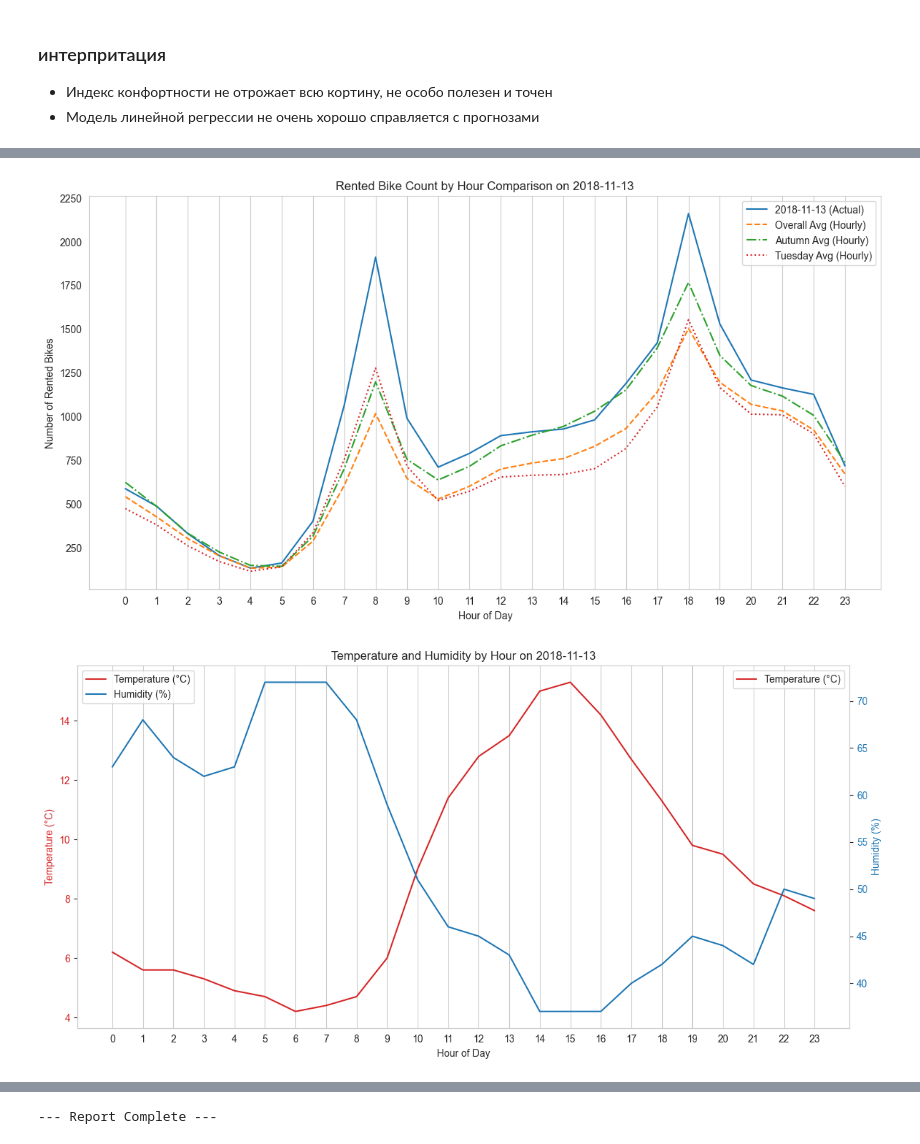
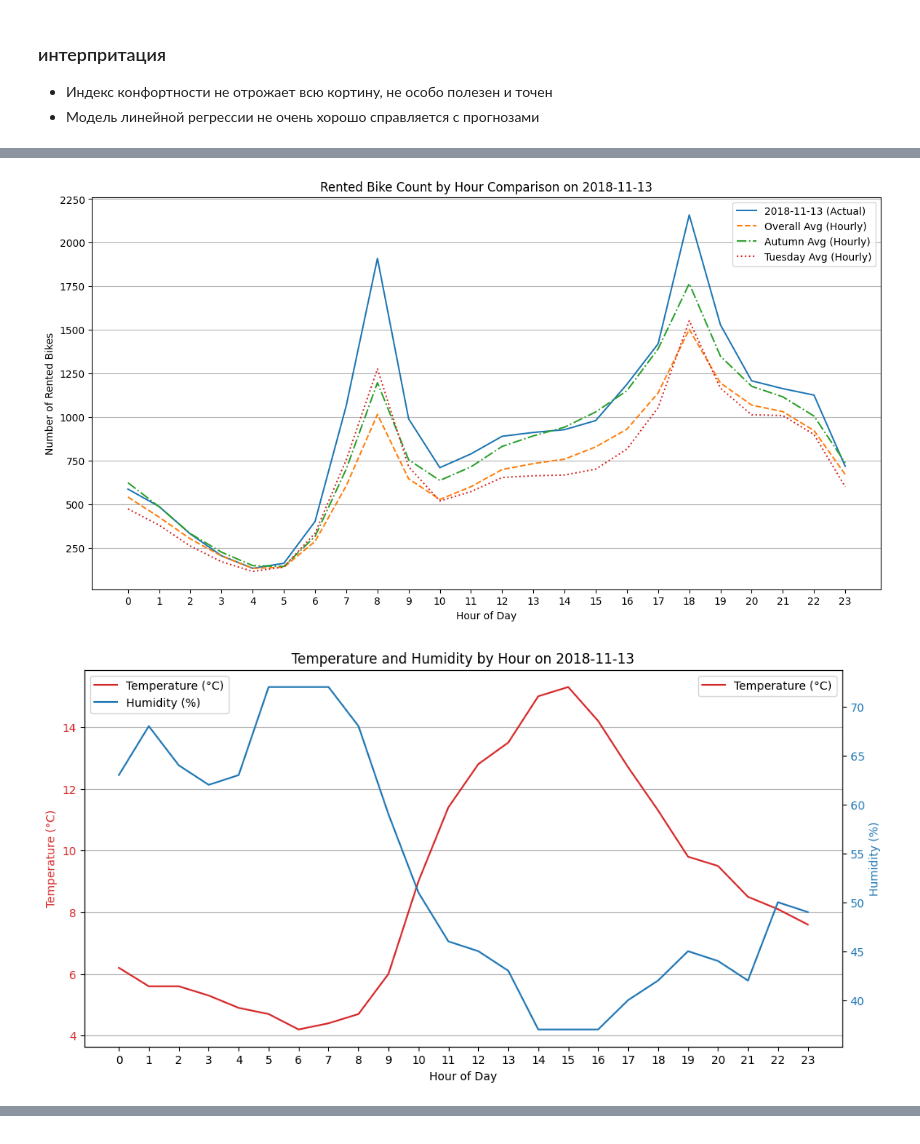
Before and after one commit to EZHOWWW/plab2, a Jupyter notebook: lab.ipynb, the cells around one changed output, grey strips where cells are left out. Drawn from its saved outputs; the diff is of its cells as text; code cells hidden in the pictures.

Commit message:
refactor day report

```diff
--- a/lab.ipynb
+++ b/lab.ipynb
@@ -646,14 +646,10 @@ def generate_report_day(data: pd.DataFrame, rentals_data: pd.DataFrame, day: str
     # Check if there is data for this day in the main dataset
     if len(day_data) == 0:
         print(f"No aggregated hourly data found for date: {report_day.strftime('%Y-%m-%d')}")
-        # We can still try to report on rentals if they exist
         if len(day_rentals_data) == 0:
              print(f"No rental data found for date: {report_day.strftime('%Y-%m-%d')}")
-             return # Exit if no data in either source
+             return
         print(f"Proceeding with rental data only for {report_day.strftime('%Y-%m-%d')}")
-        # Fill day_data with empty structure or handle subsequent calculations carefully
-        # For simplicity here, we will allow subsequent code to potentially fail or be skipped
-        # if day_data is needed, but focus on reporting rental data if available.
 
 
     print(f"--- Daily Report for {report_day.strftime('%Y-%m-%d')} ---")
@@ -685,7 +681,7 @@ def generate_report_day(data: pd.DataFrame, rentals_data: pd.DataFrame, day: str
         overall_avg_daily_bikes = data.set_index('Date').resample('D')['Rented Bike Count'].sum().mean()
 
         # Calculate Seasonal Average Daily Total
-        seasonal_data_full = data[data['Seasons'] == season].copy() # Use copy
+        seasonal_data_full = data[data['Seasons'] == season].copy()
         if not seasonal_data_full.empty:
             seasonal_avg_daily_bikes = seasonal_data_full.set_index('Date').resample('D')['Rented Bike Count'].sum().mean()
         else:
@@ -696,7 +692,7 @@ def generate_report_day(data: pd.DataFrame, rentals_data: pd.DataFrame, day: str
         if 'Day_of_Week' not in data.columns:
             data['Day_of_Week'] = data['Date'].dt.day_name() # Add Day of Week if missing
 
-        day_of_week_data_full = data[data['Day_of_Week'] == report_day_name].copy() # Use copy
+        day_of_week_data_full = data[data['Day_of_Week'] == report_day_name].copy()
         if not day_of_week_data_full.empty:
             day_of_week_avg_daily_bikes = day_of_week_data_full.set_index('Date').resample('D')['Rented Bike Count'].sum().mean()
         else:
@@ -713,7 +709,6 @@ def generate_report_day(data: pd.DataFrame, rentals_data: pd.DataFrame, day: str
         print(f"\nDaily Aggregated Statistics:")
         print(f"  Total Rented Bike Count (aggregated): {total_rented_bikes_aggregated}")
 
-        # Add comparisons using Average DAILY totals
         if not pd.isna(overall_avg_daily_bikes):
             print(f"    - Compared to Overall Average Daily Total ({overall_avg_daily_bikes:.2f}): {total_rented_bikes_aggregated - overall_avg_daily_bikes:.2f} ({((total_rented_bikes_aggregated / overall_avg_daily_bikes - 1) * 100):.2f}%)")
         if not pd.isna(seasonal_avg_daily_bikes):
@@ -742,20 +737,12 @@ def generate_report_day(data: pd.DataFrame, rentals_data: pd.DataFrame, day: str
         print(f"  Total Rental Transactions: {total_rental_transactions}")
         print(f"  Rental Duration (minutes): Avg={avg_duration:.2f}, Median={median_duration:.2f}, Min={min_duration:.2f}, Max={max_duration:.2f}")
 
-        # Optional: Top stations (requires grouping by station_id)
-        # top_stations = day_rentals_data['station_id'].value_counts().head(5)
-        # print("\nTop 5 Starting Stations:")
-        # print(top_stations)
 
     else:
         print("\nNo individual rental transaction data available for this day.")
 
 
-    # --- Plots ---
-    print("\nGenerating Plots...")
 
-    # Set the style for the plots
-    sns.set_style("whitegrid")
 
     # --- Plot Rented Bike Count by hour with comparisons (if aggregated data exists) ---
     if not day_data.empty:
@@ -776,9 +763,8 @@ def generate_report_day(data: pd.DataFrame, rentals_data: pd.DataFrame, day: str
              day_of_week_hourly_avg = pd.Series([], dtype=float) # Empty Series if no data for that day of week
 
 
-        plt.figure(figsize=(14, 7)) # Slightly wider figure
+        plt.figure(figsize=(14, 7))
 
-        # Plot the specific day's data
         sns.lineplot(data=day_data, x='Hour', y='Rented Bike Count', label=f'{report_day.strftime("%Y-%m-%d")} (Actual)')
 
         # Plot the average lines if they are not empty
@@ -794,9 +780,9 @@ def generate_report_day(data: pd.DataFrame, rentals_data: pd.DataFrame, day: str
         plt.title(f'Rented Bike Count by Hour Comparison on {report_day.strftime("%Y-%m-%d")}')
         plt.xlabel('Hour of Day')
         plt.ylabel('Number of Rented Bikes')
-        plt.xticks(day_data['Hour']) # Show all hours (0-23)
-        plt.grid(axis='y') # Grid only on Y axis
-        plt.legend() # Show the legend to identify lines
+        plt.xticks(day_data['Hour'])
+        plt.grid(axis='y')
+        plt.legend()
         plt.show()
 
     # --- Plot Rental Duration Distribution (if rental data exists) ---
@@ -821,19 +807,17 @@ def generate_report_day(data: pd.DataFrame, rentals_data: pd.DataFrame, day: str
         ax1.set_xticks(day_data['Hour'])
         ax1.grid(axis='y')
 
-        ax2 = ax1.twinx() # Create a second Y axis
+        ax2 = ax1.twinx()
         sns.lineplot(data=day_data, x='Hour', y='Humidity', ax=ax2, color='tab:blue', label='Humidity (%)')
         ax2.set_ylabel('Humidity (%)', color='tab:blue')
         ax2.tick_params(axis='y', labelcolor='tab:blue')
-        ax2.grid(False) # Turn off grid for the second axis to avoid duplication
+        ax2.grid(False)
 
-        # Combine legends
         lines, labels = ax1.get_legend_handles_labels()
         lines2, labels2 = ax2.get_legend_handles_labels()
         ax2.legend(lines + lines2, labels + labels2, loc='upper left')
 
         plt.title(f'Temperature and Humidity by Hour on {report_day.strftime("%Y-%m-%d")}')
-        plt.tight_layout() # Automatically adjust plot parameters for a tight layout
         plt.show()
 
     # Plot Wind Speed by hour (if aggregated data exists)
@@ -847,25 +831,13 @@ def generate_report_day(data: pd.DataFrame, rentals_data: pd.DataFrame, day: str
         plt.grid(axis='y')
         plt.show()
 
-    print("\n--- Report Complete ---")
 
 
-# Example Usage (assuming your DataFrames are loaded into variables 'df_aggregated' and 'df_rentals')
-# IMPORTANT: Ensure Date columns are datetime after loading
-# For example, if your files are named 'SeoulBikeData.csv' and 'rentals.csv':
-# df_aggregated = pd.read_csv('SeoulBikeData.csv', encoding='latin-1')
-# df_rentals = pd.read_csv('rentals.csv') # Adjust read_csv parameters as needed
 
-# Convert date columns ONCE after loading:
 df_aggregated = convert_date_column(data, 'Date', dayfirst=True)
-df_rentals = convert_date_column(rentals_data, 'date', dayfirst=False) # Assuming 'date' in rentals is YYYY-MM-DD or MM/DD/YYYY
+df_rentals = convert_date_column(rentals_data, 'date', dayfirst=False)
 
-# Optional: Add Day_of_Week column to df_aggregated ONCE
-# if 'Date' in df_aggregated.columns and pd.api.types.is_datetime64_any_dtype(df_aggregated['Date']):
-#    df_aggregated['Day_of_Week'] = df_aggregated['Date'].dt.day_name()
-
-# Now you can call the function:
-# generate_report_day(df_aggregated.copy(), df_rentals.copy(), '01.12.2017') # Pass copies
+# data.set_index('Date').join(rentals_data.set_index('date'), how="inner") empty intersection
 generate_report_day(df_aggregated.copy(), df_rentals.copy(), '13.11.2018')
 # generate_report_day(df_aggregated.copy(), df_rentals.copy(), '01.01.2030')
 # %% [output]
@@ -889,2 +864,2 @@ Generating Plots...
-[figure, old version]
+[figure, new version]
-[figure, old version]
+[figure, new version]
@@ -892 +866,0 @@ Generating Plots...
---- Report Complete ---
```
Also changed, not shown: parts of 5 cells of this notebook.
